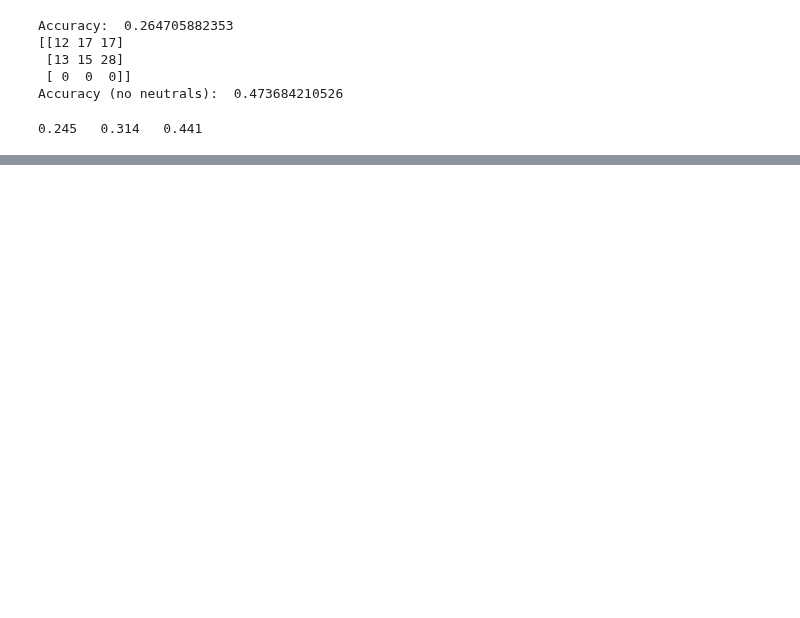
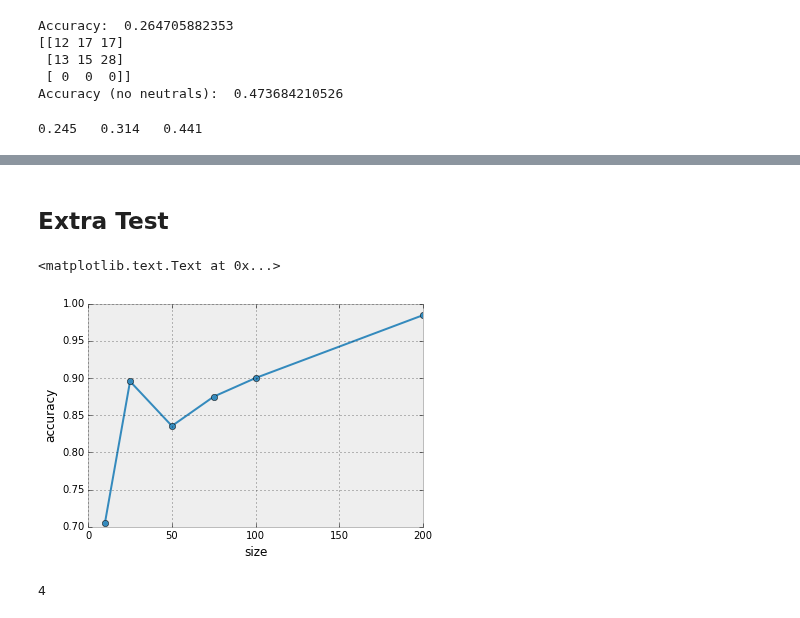
Before and after one commit to mramire8/notebooks, a Jupyter notebook: user_studies.ipynb, the cells around one changed output, grey strips where cells are left out. Drawn from its saved outputs; the diff is of its cells as text; code cells hidden in the pictures; blank space fills up the shorter version.

```diff
--- a/user_studies.ipynb
+++ b/user_studies.ipynb
@@ -845,0 +860,13 @@ print "\t".join("%.3f " % (1. * c / cm.sum()) for c in cm.sum(0))
+# %% [markdown]
+## Extra Test
+# %%
+plt.plot([10,25,50,75,100, 200], [0.7053, 0.895522388, 0.835526316, 0.875, 0.9, 0.984455959], marker='o')
+plt.xlabel('size')
+plt.ylabel('accuracy')
+# %% [output]
+<matplotlib.text.Text at 0x...>
+[figure, added]
+# %%
+sum([True, True, True, True, False])
+# %% [output]
+4
```
Also changed, not shown: parts of 9 cells of this notebook, 2 other files.
